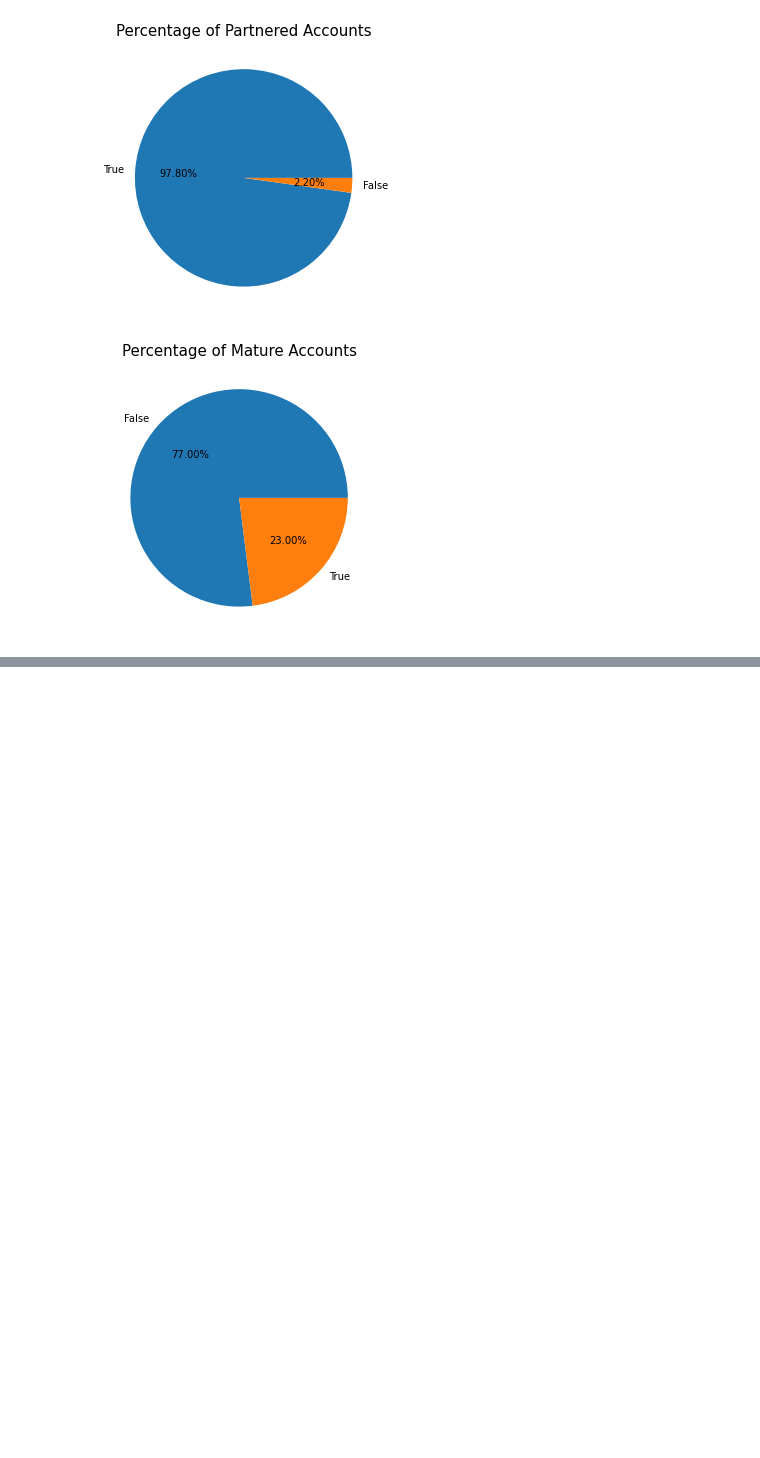
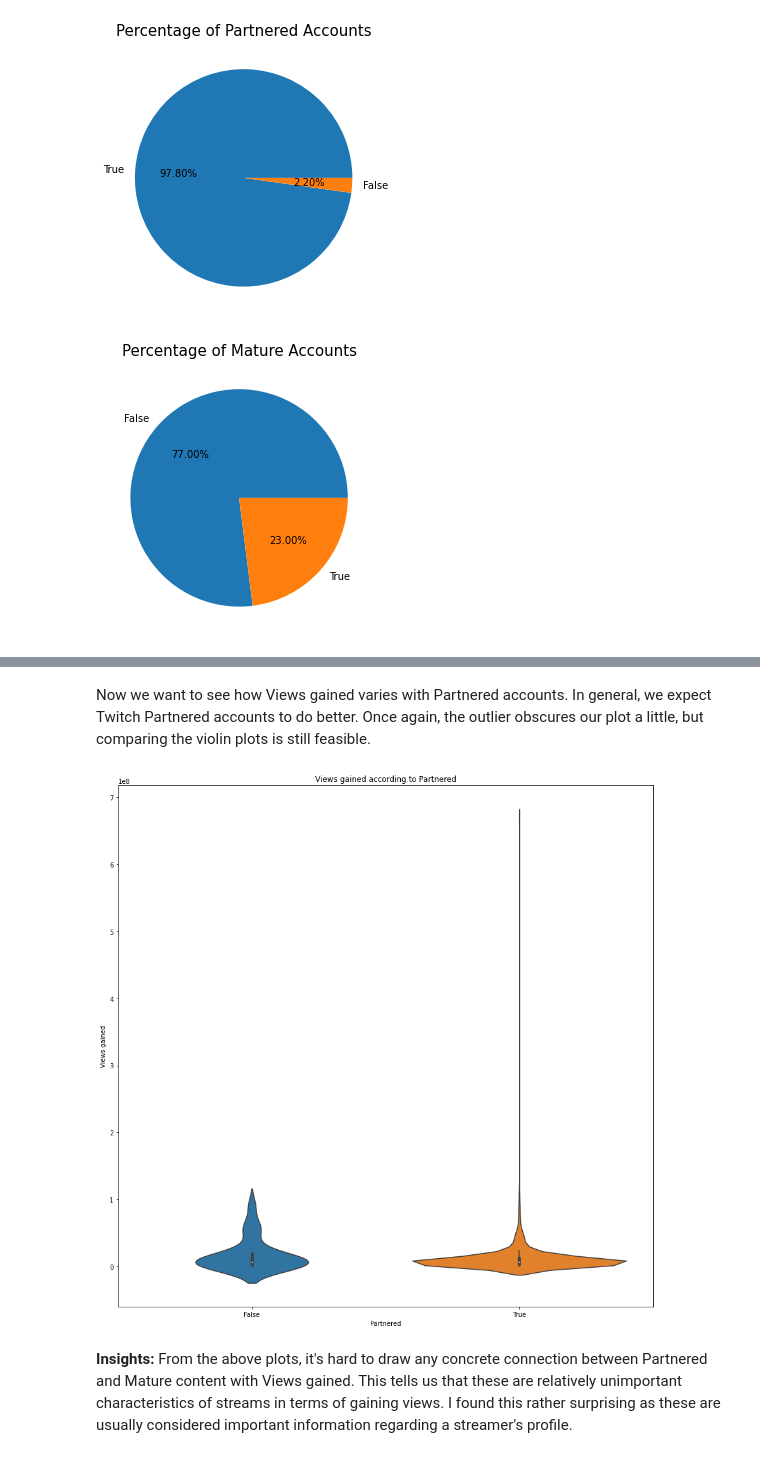
Before and after one commit to RitwikN7/twitch-EDA, a Jupyter notebook: twitchEDA.ipynb, the cells around one changed output, grey strips where cells are left out. Cells and saved outputs as stored; diff of their text form; code cells hidden in the pictures; blank space fills up the shorter version.

```diff
--- a/twitchEDA.ipynb
+++ b/twitchEDA.ipynb
@@ -125,0 +148,12 @@ plt.show()
+# %% [markdown]
+Now we want to see how Views gained varies with Partnered accounts. In general, we expect Twitch Partnered accounts to do better. Once again, the outlier obscures our plot a little, but comparing the violin plots is still feasible.
+# %%
+plt.figure(figsize=(15,15))
+df = df.explode('Views gained')
+sns.violinplot(data=df, x="Partnered", y="Views gained")
+plt.title("Views gained according to Partnered")
+plt.show()
+# %% [output]
+[figure, added]
+# %% [markdown]
+**Insights:** From the above plots, it's hard to draw any concrete connection between Partnered and Mature content with Views gained. This tells us that these are relatively unimportant characteristics of streams in terms of gaining views. I found this rather surprising as these are usually considered important information regarding a streamer's profile.
```
Also changed, not shown: parts of 6 cells of this notebook.
